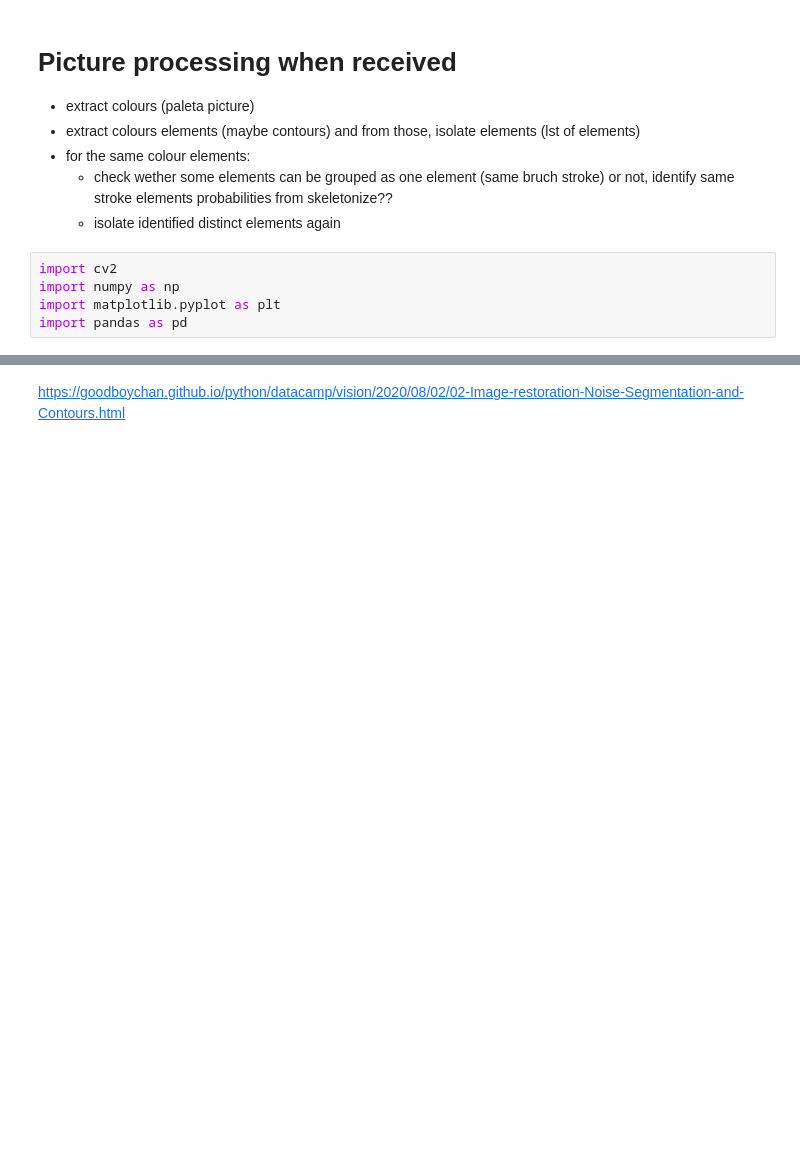
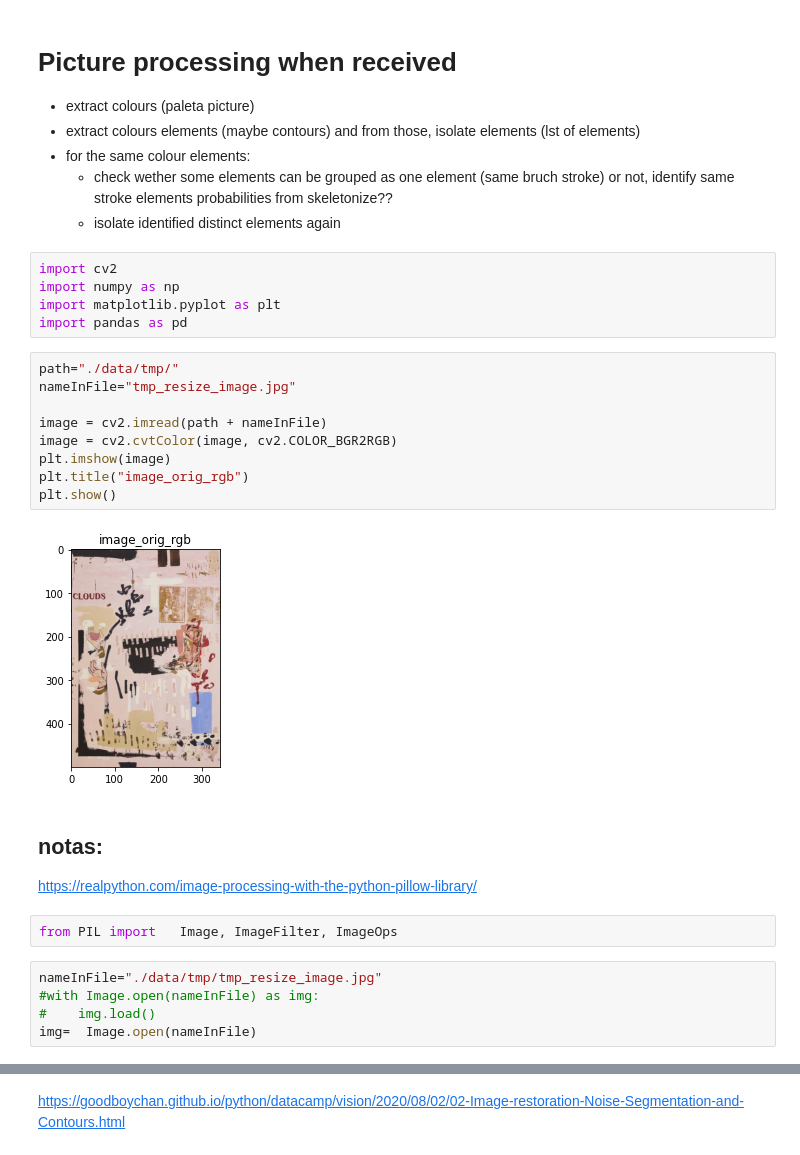
Before and after one commit to conchiVB/Painting_suggester, a Jupyter notebook: test_procesing_input.ipynb, the cells around one changed output, grey strips where cells are left out. Drawn from its saved outputs; the diff is of its cells as text; blank space fills up the shorter version.

```diff
--- a/test_procesing_input.ipynb
+++ b/test_procesing_input.ipynb
@@ -12,3 +12,24 @@ import cv2
 import numpy as np
 import matplotlib.pyplot as plt
 import pandas as pd
+# %%
+path="./data/tmp/"
+nameInFile="tmp_resize_image.jpg"
+
+image = cv2.imread(path + nameInFile)
+image = cv2.cvtColor(image, cv2.COLOR_BGR2RGB)
+plt.imshow(image)
+plt.title("image_orig_rgb")
+plt.show()
+# %% [output]
+[figure, added]
+# %% [markdown]
+## notas:
+https://realpython.com/image-processing-with-the-python-pillow-library/
+# %%
+from PIL import   Image, ImageFilter, ImageOps
+# %%
+nameInFile="./data/tmp/tmp_resize_image.jpg"
+#with Image.open(nameInFile) as img:
+#    img.load()
+img=  Image.open(nameInFile)
```
Also changed, not shown: parts of 17 cells of this notebook, 22 other files.
